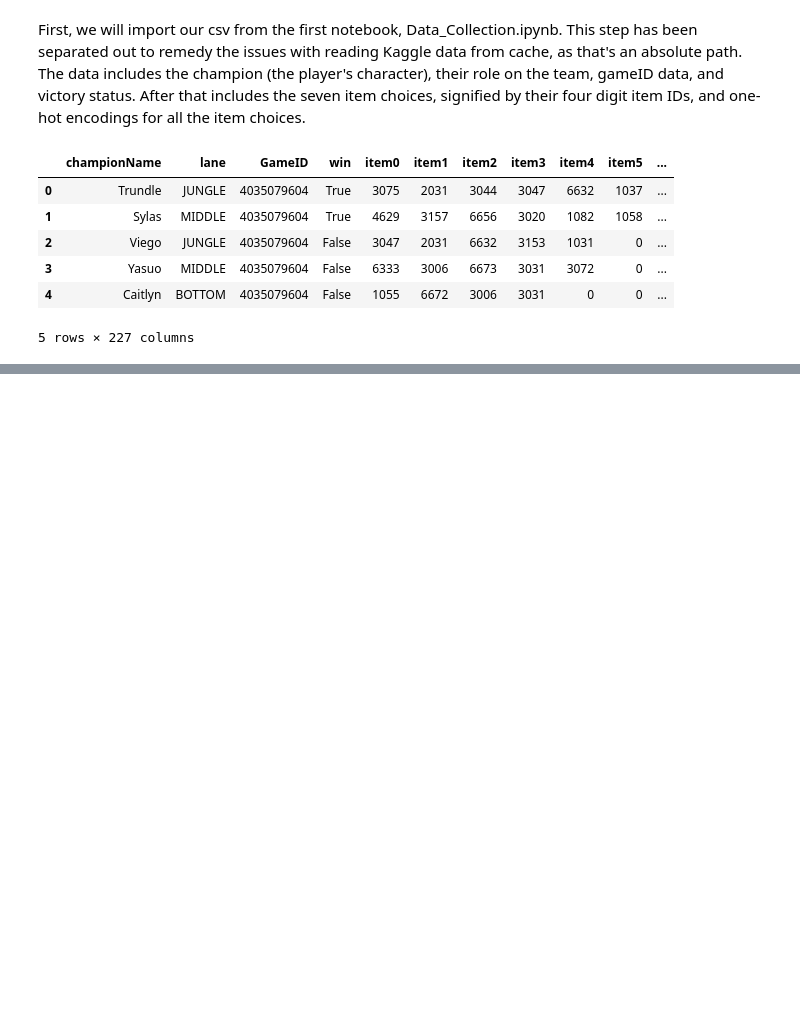
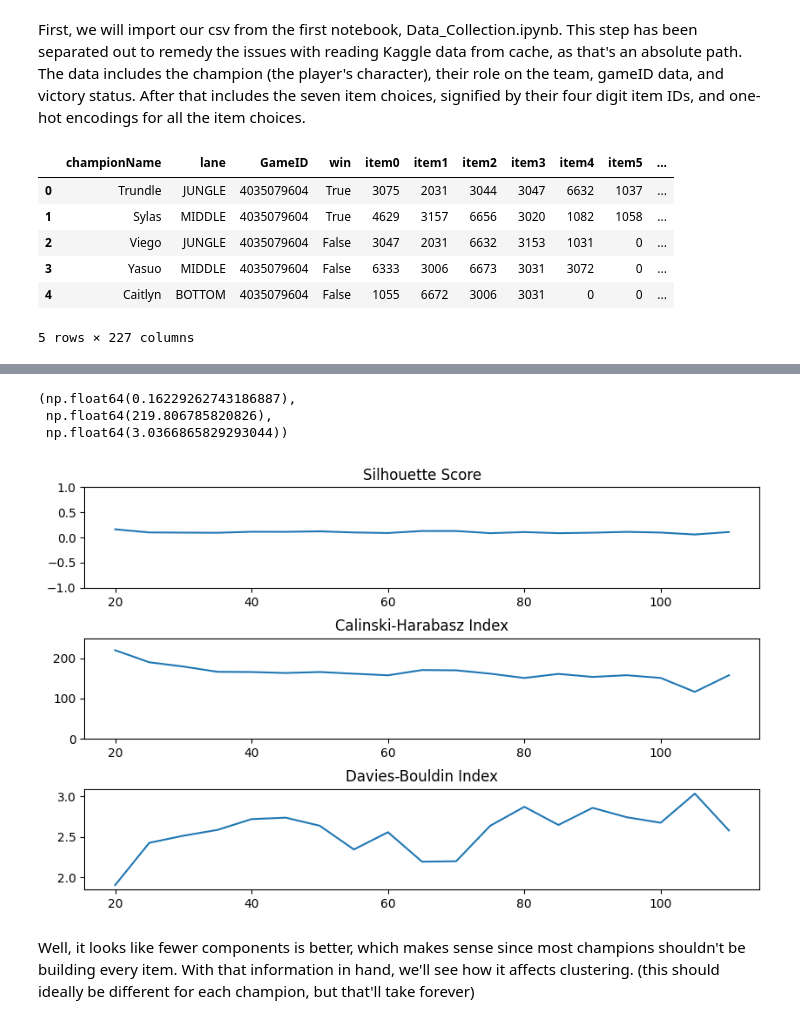
Before and after one commit to greenbird76/DSCI235_Final_Project, a Jupyter notebook: Clustering.ipynb, the cells around one changed output, grey strips where cells are left out. Cells and saved outputs as stored; diff of their text form; code cells hidden in the pictures; blank space fills up the shorter version.

```diff
--- a/Clustering.ipynb
+++ b/Clustering.ipynb
@@ -22,0 +98,13 @@ pd.DataFrame.head(items)
+# %%
+acc2 = measurement_testing(X=Xashe, count=19, PCAV=True)
+acc2[:,1].max(),acc2[:,2].max(),acc2[:,3].max()
+# %% [output]
+(np.float64(0.16229262743186887),
+ np.float64(219.806785820826),
+ np.float64(3.0366865829293044))
+# %%
+display_scores(acc2)
+# %% [output]
+[figure, added]
+# %% [markdown]
+Well, it looks like fewer components is better, which makes sense since most champions shouldn't be building every item. With that information in hand, we'll see how it affects clustering. (this should ideally be different for each champion, but that'll take forever)
```
Also changed, not shown: parts of 19 cells of this notebook.
